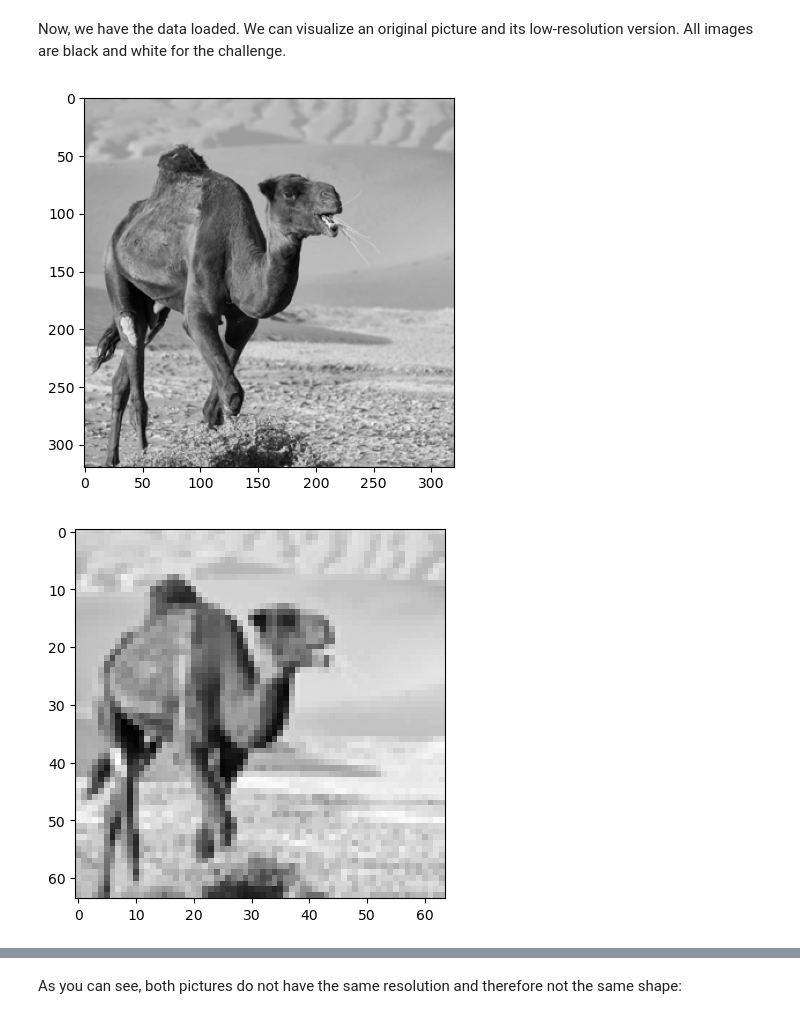
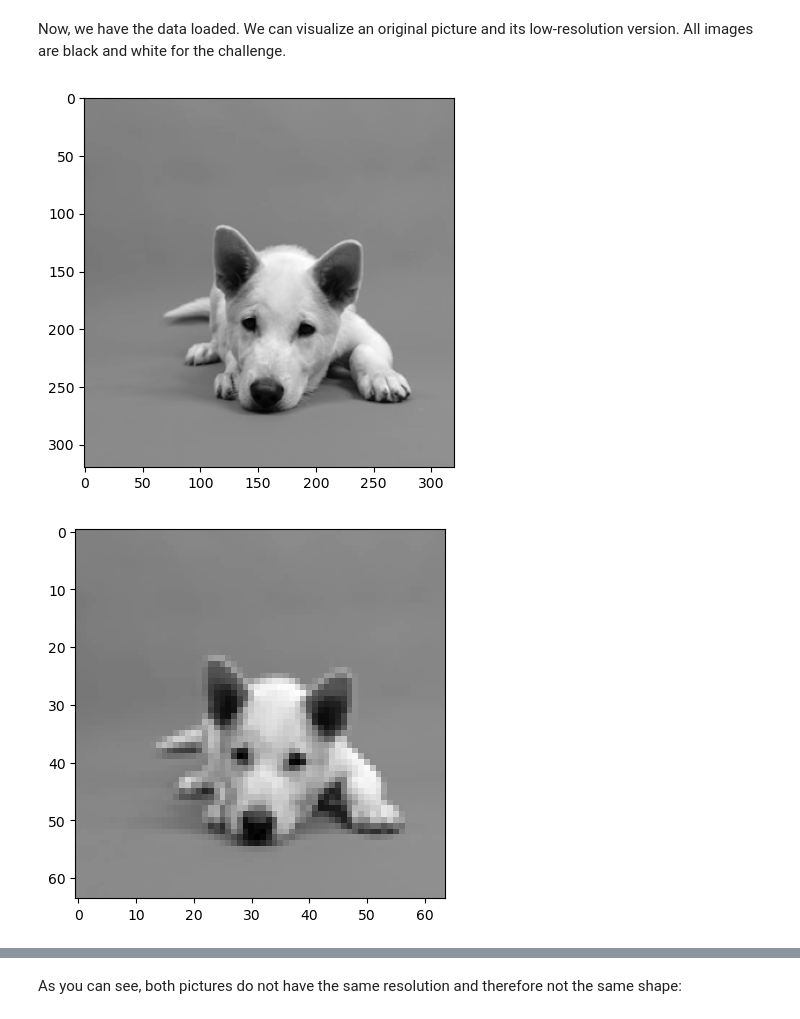
Before and after one commit to Nico9803/DATACAMP--RAMP, a Jupyter notebook: picture_reconstruction_starting_kit.ipynb, the cells around one changed output, grey strips where cells are left out. Cells and saved outputs as stored; diff of their text form; code cells hidden in the pictures.

```diff
--- a/picture_reconstruction_starting_kit.ipynb
+++ b/picture_reconstruction_starting_kit.ipynb
@@ -123,13 +123,13 @@ X_train.shape, Y_train.shape, X_test.shape, Y_test.shape
 # %% [markdown]
 Now, we have the data loaded. We can visualize an original picture and its low-resolution version. All images are black and white for the challenge.
 # %%
-img_idx = 130
+img_idx = 2503
 img_hi=Y_train[img_idx]
 imgplot = plt.imshow(img_hi, cmap='gray')
 # %% [output]
-[figure, old version]
+[figure, new version]
 # %%
 img_lo=X_train[img_idx]
 imgplot = plt.imshow(X_train[img_idx], cmap='gray')
 # %% [output]
-[figure, old version]
+[figure, new version]
```
Also changed, not shown: parts of 2 cells of this notebook.
